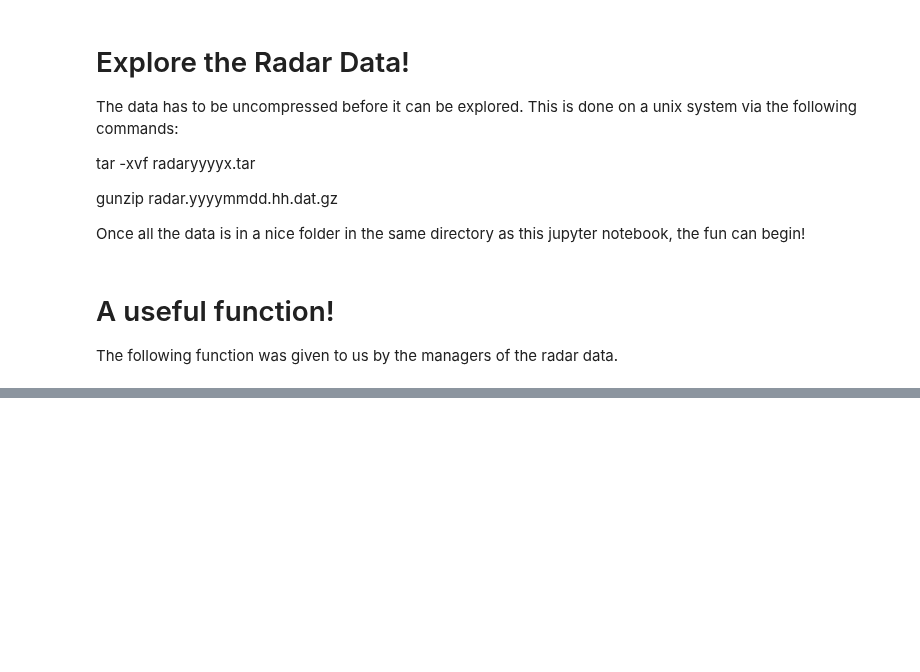
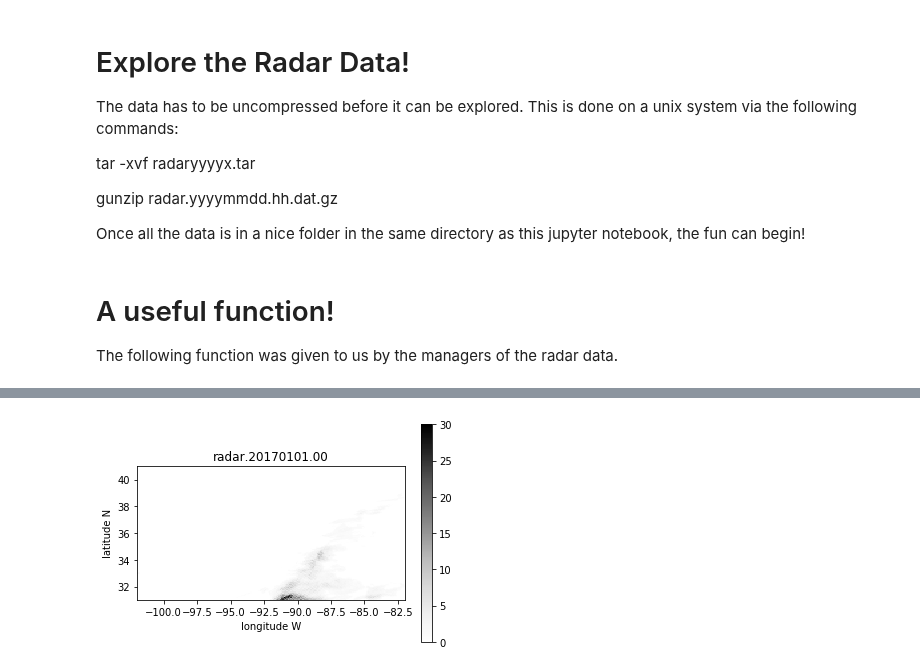
Before and after one commit to yuanzhou15/capstone-weather, a Jupyter notebook: rex/radnote.ipynb, the cells around one changed output, grey strips where cells are left out. Cells and saved outputs as stored; diff of their text form; code cells hidden in the pictures; blank space fills up the shorter version.

```diff
--- a/rex/radnote.ipynb
+++ b/rex/radnote.ipynb
@@ -263,0 +323,9 @@ plt.show()
+# %%
+plt.imshow(temp, cmap="Greys", origin='lower', extent=(-102,-82,31,41))
+plt.colorbar()
+plt.title("radar.20170101.00")
+plt.xlabel("longitude W")
+plt.ylabel("latitude N")
+plt.savefig("radar.png")
+# %% [output]
+[figure, added]
```
Also changed, not shown: parts of 9 cells of this notebook.
